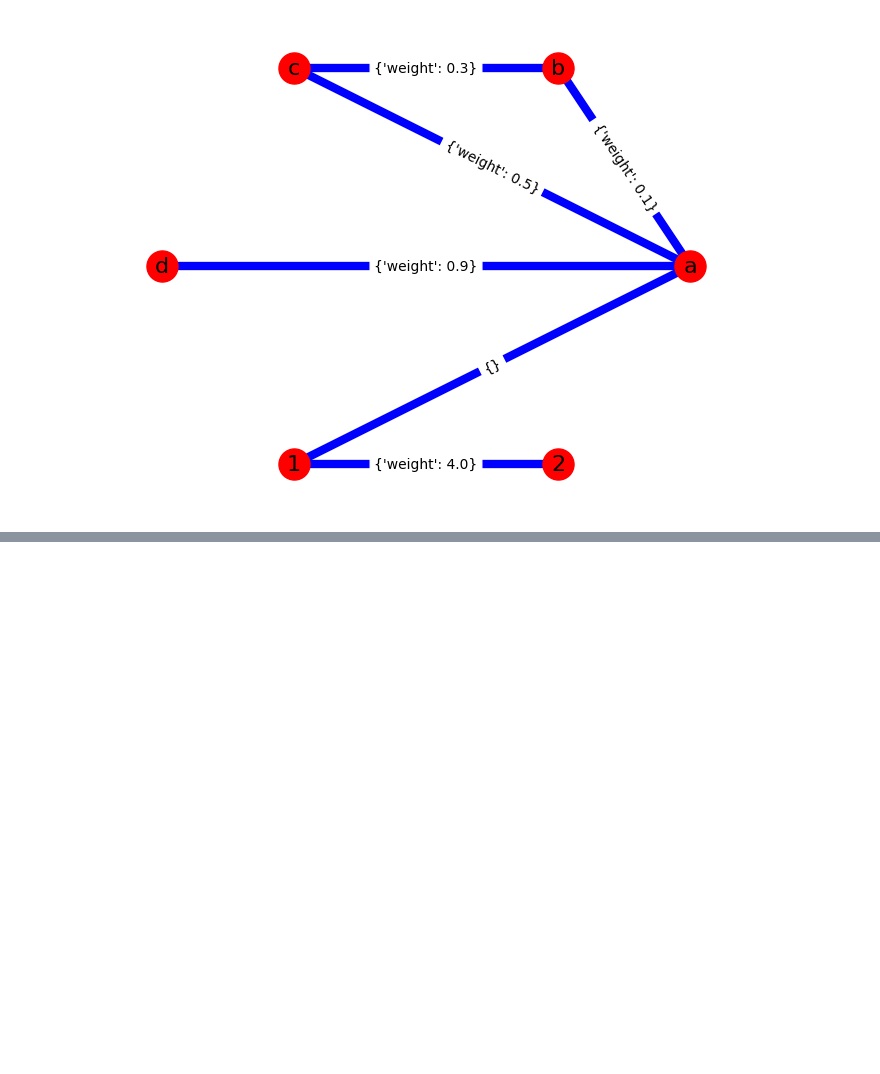
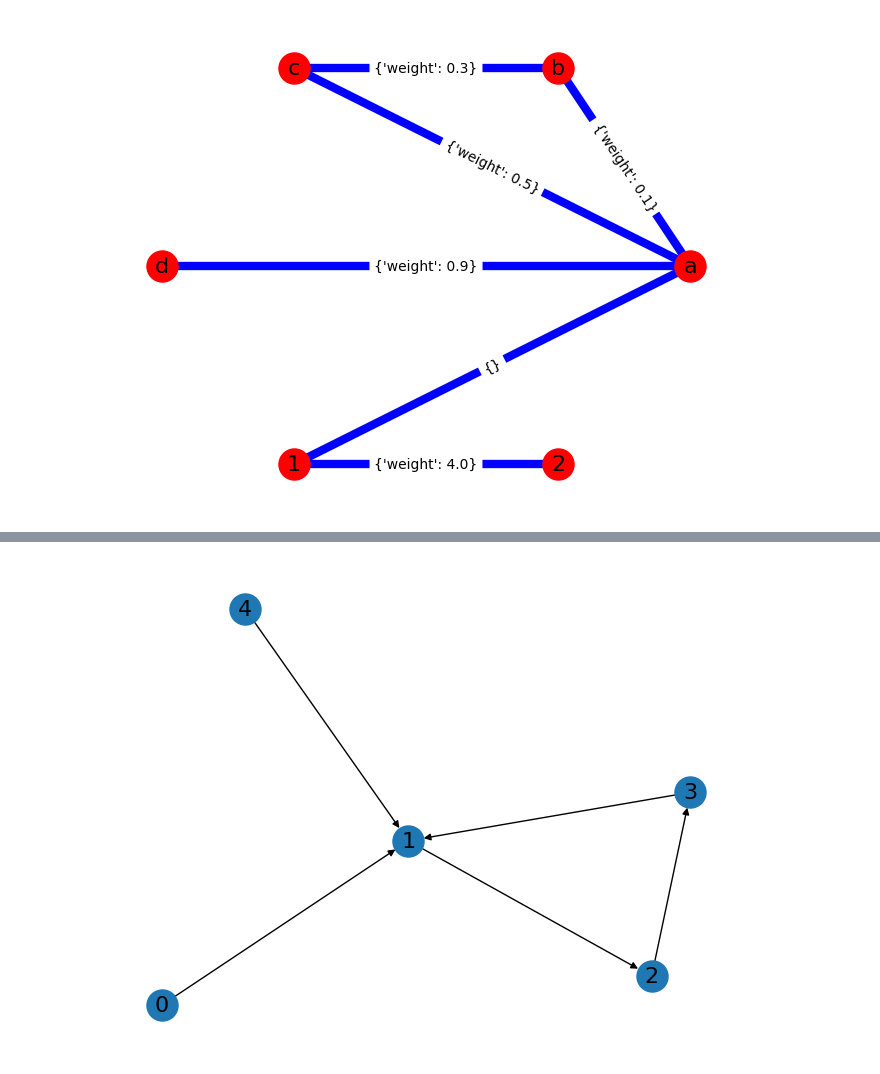
Before and after one commit to JunioCesarFerreira/ComplexNetworks, a Jupyter notebook: Notebooks/nb1-fundamental-concepts-.ipynb, the cells around one changed output, grey strips where cells are left out. Drawn from its saved outputs; the diff is of its cells as text; code cells hidden in the pictures; blank space fills up the shorter version.

```diff
--- a/Notebooks/nb1-fundamental-concepts-.ipynb
+++ b/Notebooks/nb1-fundamental-concepts-.ipynb
@@ -80,0 +89,8 @@ AttributeError: module 'networkx' has no attribute 'from_numpy_matrix'
+# %%
+G.clear()
+edgelist=[(0,1),(1,2),(2,3), (3,1), (4,1)]
+G = nx.DiGraph(edgelist)
+nx.draw(G, with_labels = True, node_size=500, font_size=16, pos = pos)
+plt.show()
+# %% [output]
+[figure, added]
```
Also changed, not shown: parts of 42 cells of this notebook, 1 other file.
